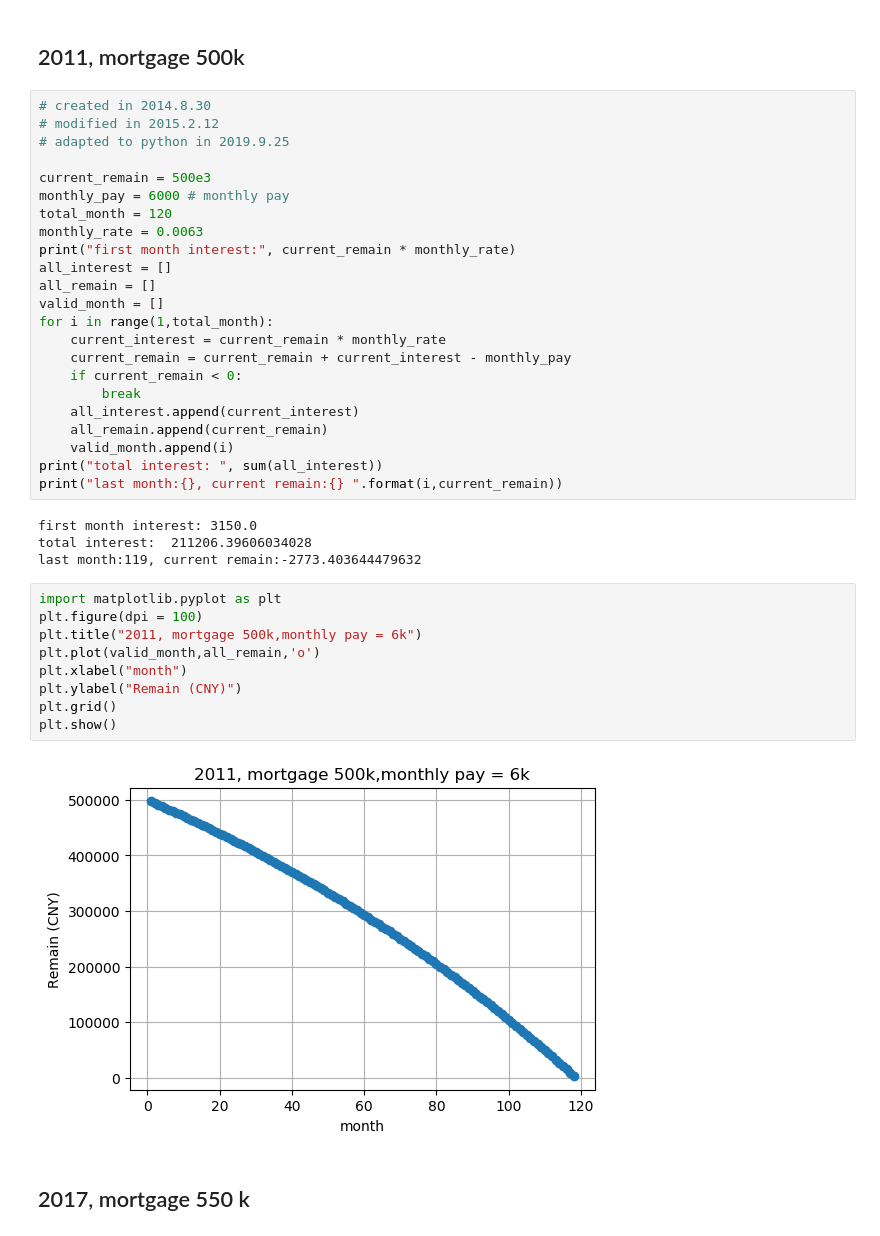
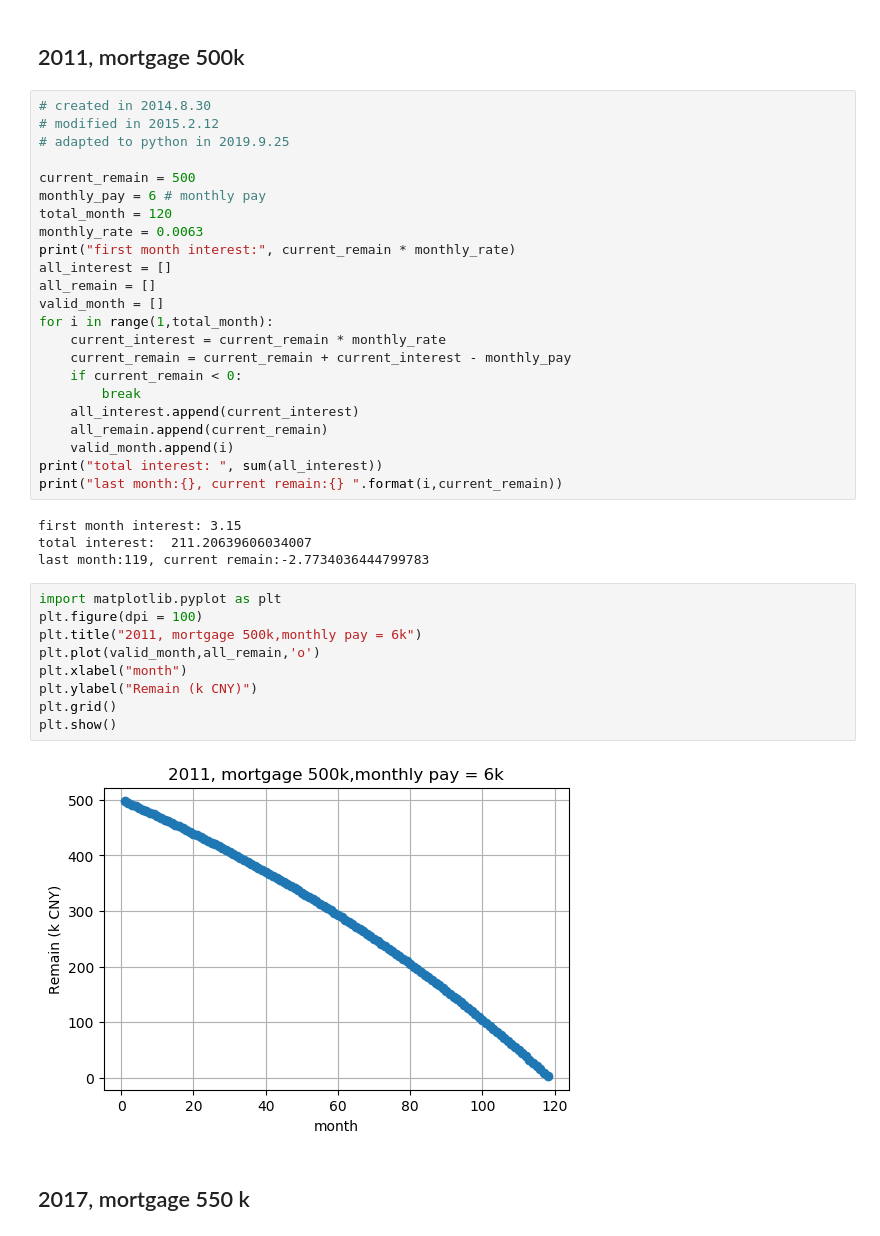
Before and after one commit to jychstar/leetcode, a Jupyter notebook: ipynb/mortgage.ipynb, the cells around one changed output. Drawn from its saved outputs; the diff is of its cells as text.

```diff
--- a/ipynb/mortgage.ipynb
+++ b/ipynb/mortgage.ipynb
@@ -5,8 +5,8 @@
 # modified in 2015.2.12
 # adapted to python in 2019.9.25
 
-current_remain = 500e3
-monthly_pay = 6000 # monthly pay
+current_remain = 500
+monthly_pay = 6 # monthly pay
 total_month = 120
 monthly_rate = 0.0063
 print("first month interest:", current_remain * monthly_rate)
@@ -24,20 +24,20 @@ for i in range(1,total_month):
 print("total interest: ", sum(all_interest))
 print("last month:{}, current remain:{} ".format(i,current_remain))
 # %% [output]
-first month interest: 3150.0
-total interest:  211206.39606034028
-last month:119, current remain:-2773.403644479632
+first month interest: 3.15
+total interest:  211.20639606034007
+last month:119, current remain:-2.7734036444799783
 # %%
 import matplotlib.pyplot as plt
 plt.figure(dpi = 100)
 plt.title("2011, mortgage 500k,monthly pay = 6k")
 plt.plot(valid_month,all_remain,'o')
 plt.xlabel("month")
-plt.ylabel("Remain (CNY)")
+plt.ylabel("Remain (k CNY)")
 plt.grid()
 plt.show()
 # %% [output]
-[figure, old version]
+[figure, new version]
 # %% [markdown]
 ## 2017, mortgage 550 k
 # %%
```
Also changed, not shown: parts of 12 cells of this notebook.
